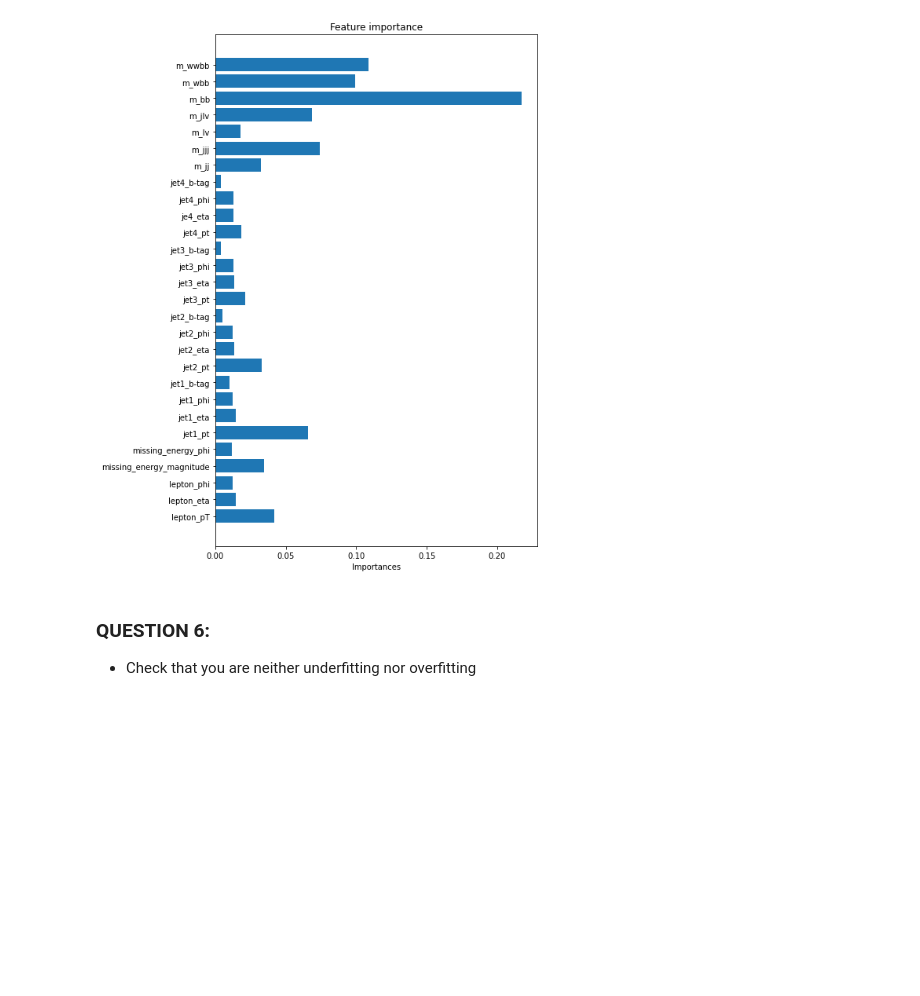
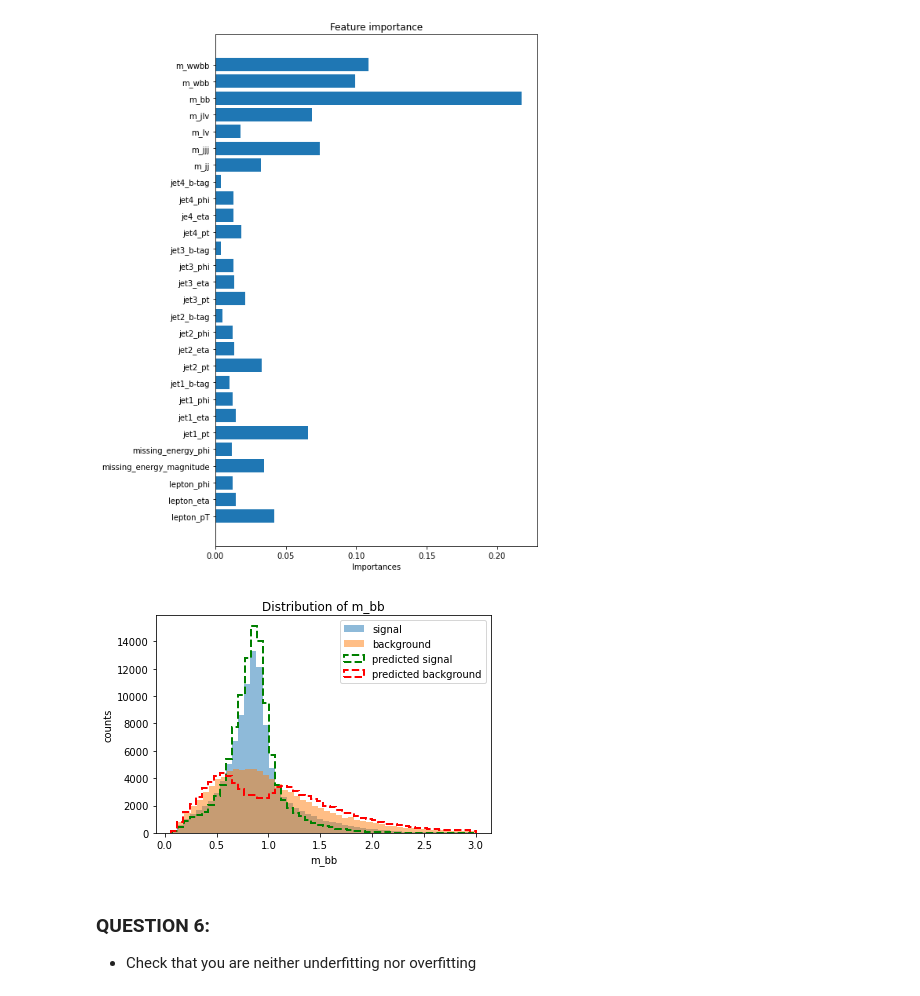
Before and after one commit to marchisi01/MLCourse-2425, a Jupyter notebook: Notebooks/HandsOn_Final.ipynb, the cells around one changed output. Cells and saved outputs as stored; diff of their text form; code cells hidden in the pictures; blank space fills up the shorter version.

```diff
--- a/Notebooks/HandsOn_Final.ipynb
+++ b/Notebooks/HandsOn_Final.ipynb
@@ -242,6 +230,10 @@ drawROC(result)
 drawFeatures(feature_cols, rf_model)
 # %% [output]
 [figure]
+# %%
+plotSignalvsBgWithPrediction(test, result, "m_bb")
+# %% [output]
+[figure, added]
 # %% [markdown]
 ### QUESTION 6:
 
```
Also changed, not shown: parts of 6 cells of this notebook.
